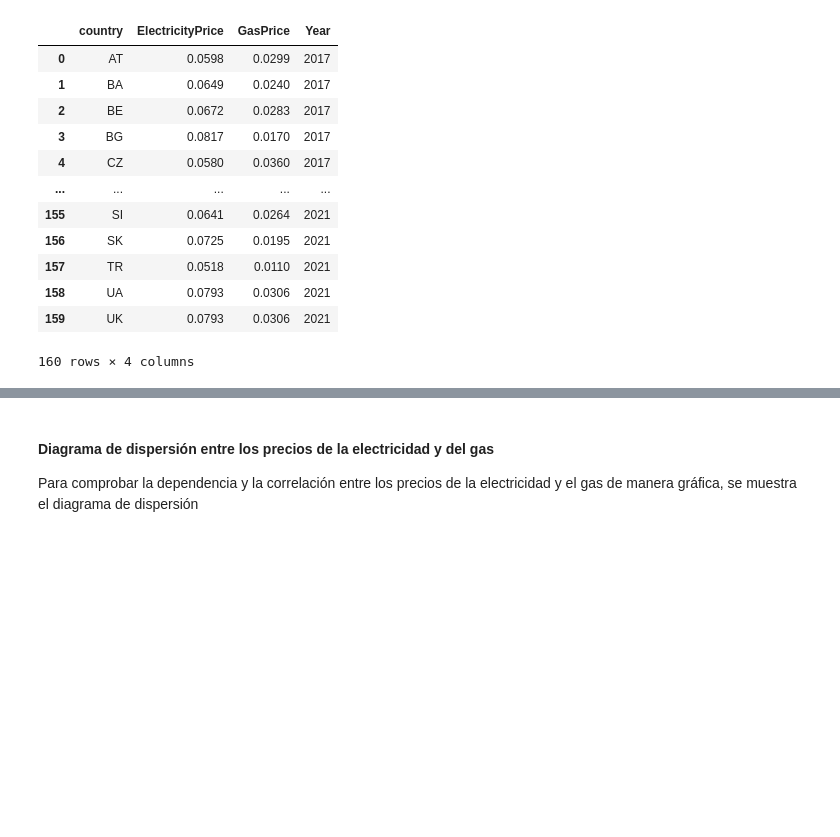
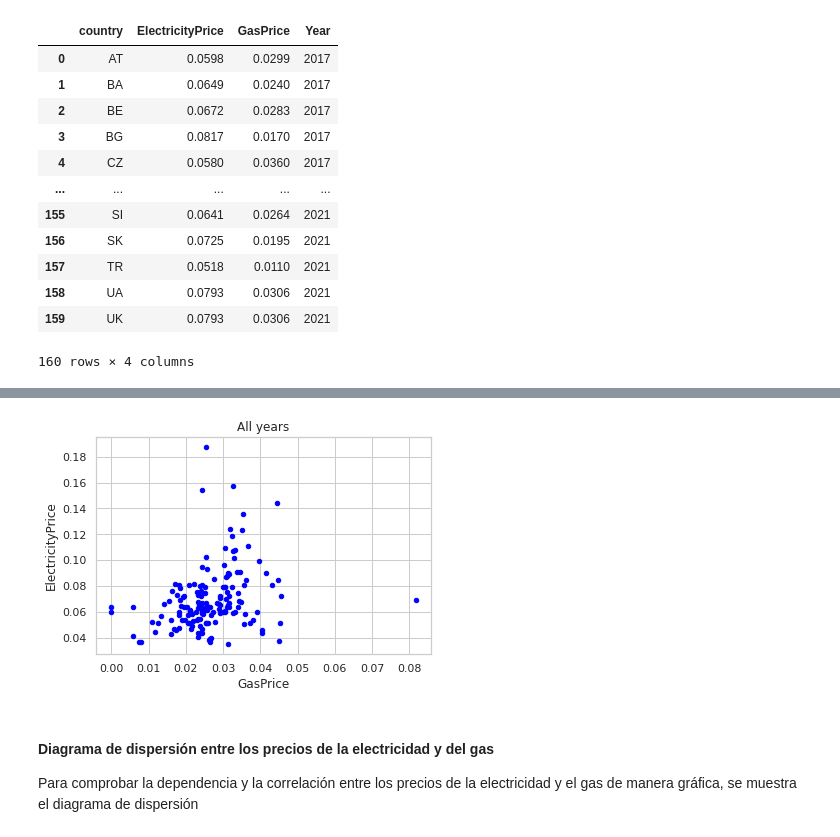
Before and after one commit to miguel-esteban-uoc/pract-2, a Jupyter notebook: notebook/pract-2.ipynb, the cells around one changed output, grey strips where cells are left out. Drawn from its saved outputs; the diff is of its cells as text; code cells hidden in the pictures; blank space fills up the shorter version.

```diff
--- a/notebook/pract-2.ipynb
+++ b/notebook/pract-2.ipynb
@@ -599,3 +627,8 @@ display( df_work )
+# %%
+dispersion_graph( df_work, title= "All years", ax = None )
+plt.show()
+# %% [output]
+[figure, added]
 # %% [markdown]
 #### Diagrama de dispersión entre los precios de la electricidad y del gas
 
```
Also changed, not shown: parts of 18 cells of this notebook.
